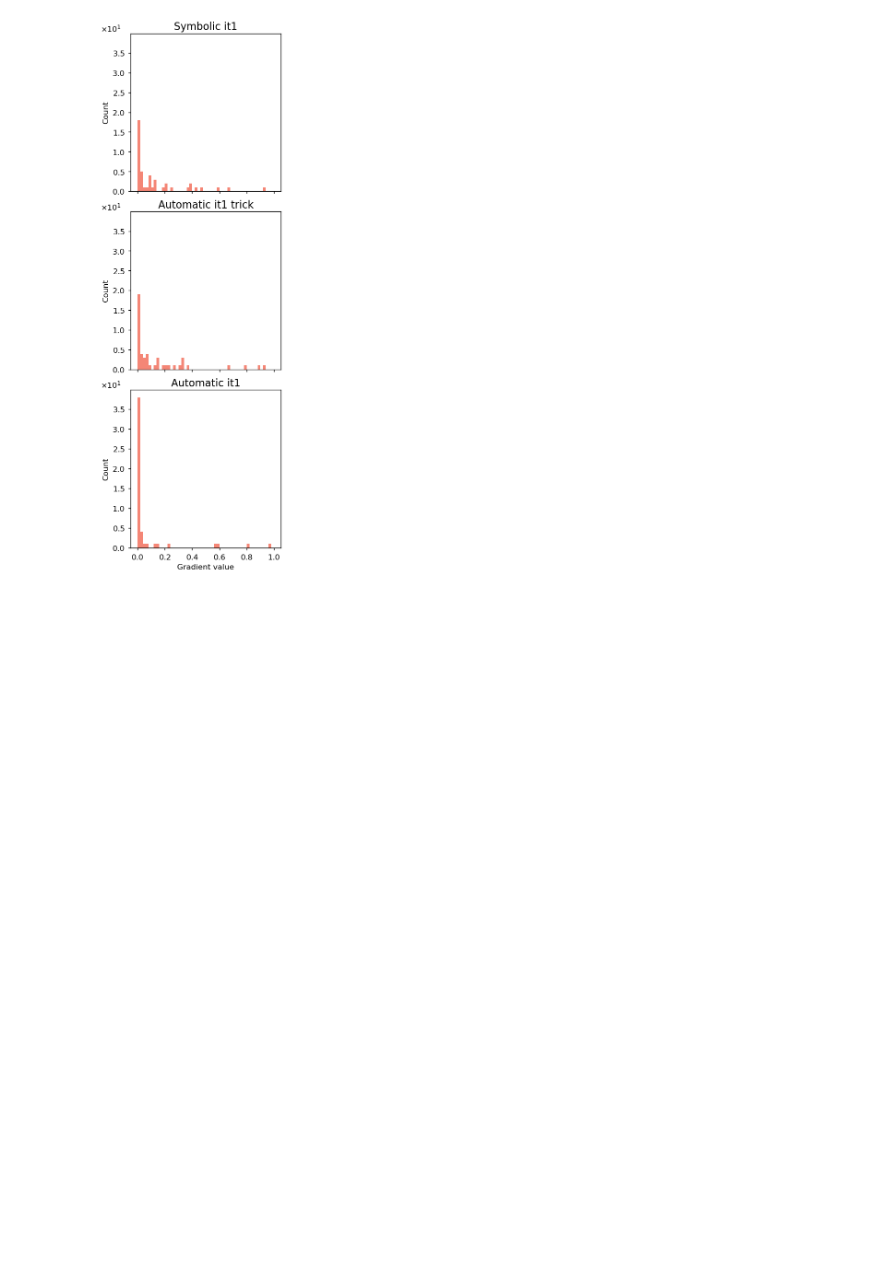
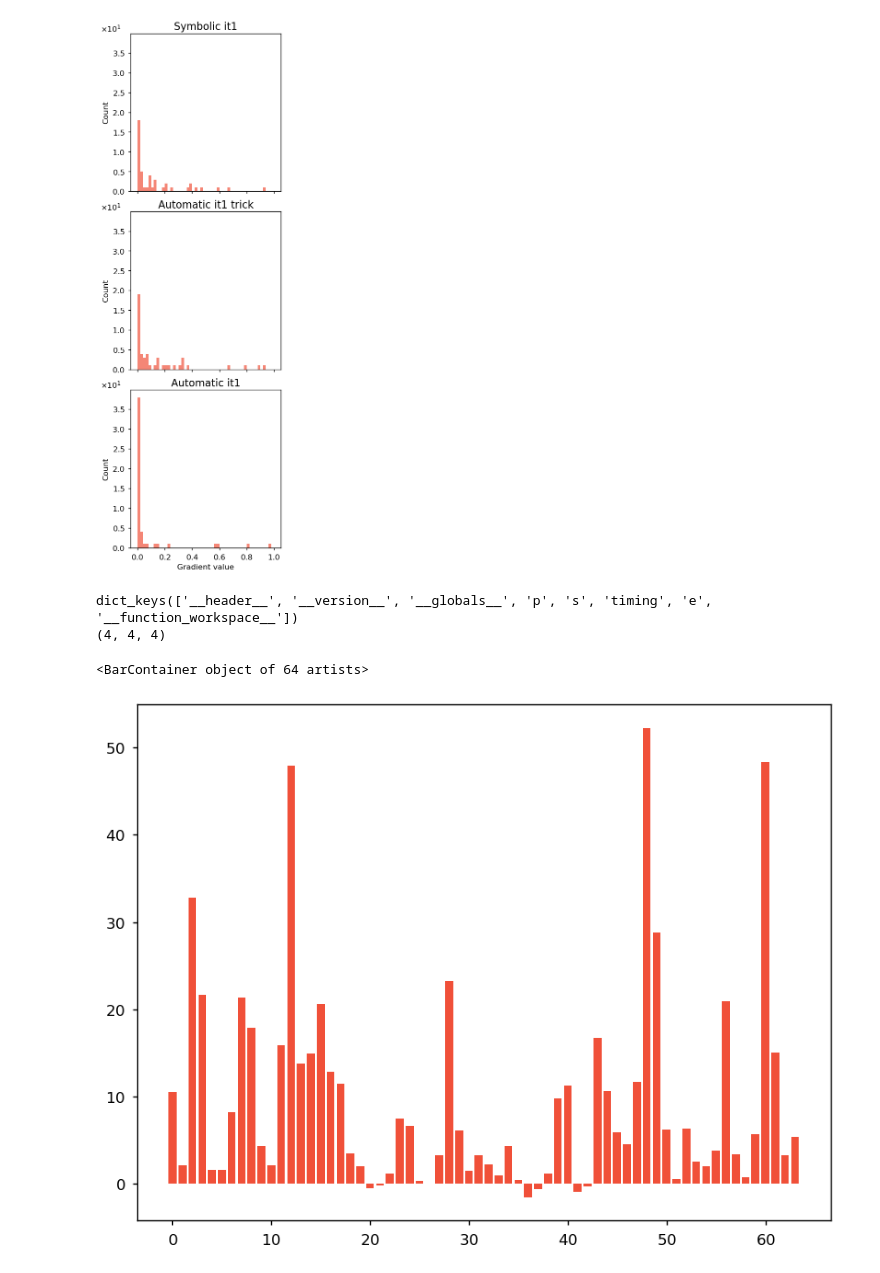
Before and after one commit to RubenDragland/XRD_CT, a Jupyter notebook: Plotting/debugging_notebook.ipynb, the cells around one changed output. Drawn from its saved outputs; the diff is of its cells as text; code cells hidden in the pictures; blank space fills up the shorter version.

Commit message:
Postprocessing and before correcting python

```diff
--- a/Plotting/debugging_notebook.ipynb
+++ b/Plotting/debugging_notebook.ipynb
@@ -87,3 +87,24 @@ titles = ["Symbolic it1", "Automatic it1 trick", "Automatic it1"]
 plot_visualisation_grads(paths, keys, titles, range = (1e-9, 1), bins = 50)
 # %% [output]
 [figure]
+# %%
+# So far still mysterious. Time to look at the estimated coefficients
+
+filenames = [r"symbolic_symSAXS.mat", r"AD_symSAXS.mat", "AD_python_symSAXS.mat"]
+paths = [r"../Data sets\analysis\SASTT\SASTT_carbon_knot_aligned_ASTRA_correctedny4nx4\SH\optimization_output\result_SASTT_carbon_knot_aligned_ASTRA_correctedny4nx4" + name  for name in filenames]
+
+test_data = scipy.io.loadmat(f"{paths[0]}")
+
+print(test_data.keys())
+print(test_data["s"]["a"][0,0][0,0][0].shape) #RSD: struct is called s. Want to look at coeffs, which are named a. Symmetric coeffs are in the first row, and the first column. Etc
+# %% [output]
+dict_keys(['__header__', '__version__', '__globals__', 'p', 's', 'timing', 'e', '__function_workspace__'])
+(4, 4, 4)
+# %%
+a_coeff_symsaxs_symbolic = np.ndarray.flatten(test_data["s"]["a"][0,0][0,0][0])
+fig, ax = plt.subplots()
+
+ax.bar(np.arange(0,len(a_coeff_symsaxs_symbolic)),a_coeff_symsaxs_symbolic )
+# %% [output]
+<BarContainer object of 64 artists>
+[figure, added]
```
Also changed, not shown: parts of 9 cells of this notebook, 6 other files.
